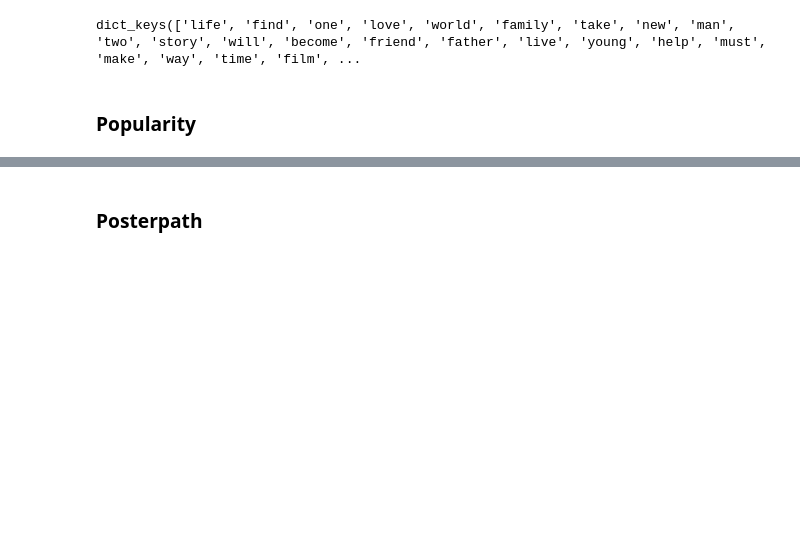
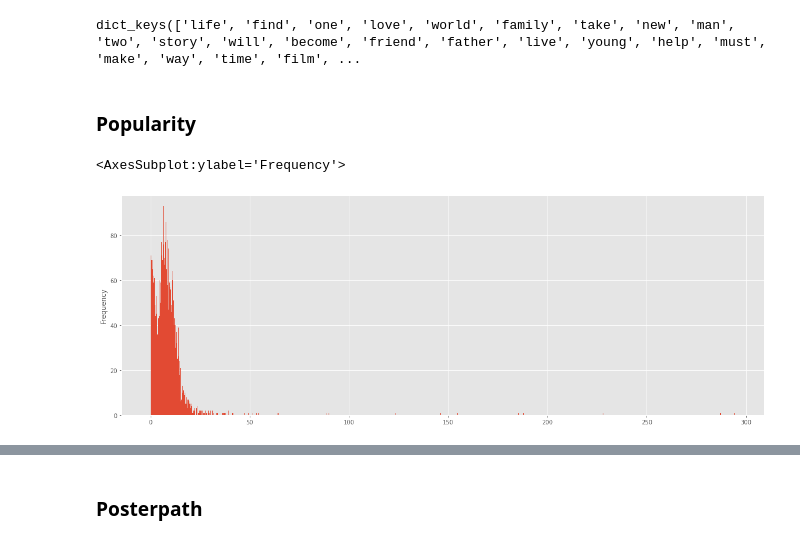
Before and after one commit to eydeem/Movie-prediction, a Jupyter notebook: main.ipynb, the cells around one changed output, grey strips where cells are left out. Saved outputs shown, nothing was run; the diff lists cells and outputs as text; code cells hidden in the pictures; blank space fills up the shorter version.

```diff
--- a/main.ipynb
+++ b/main.ipynb
@@ -409,3 +410,11 @@ print(wc.words_.keys())
 dict_keys(['life', 'find', 'one', 'love', 'world', 'family', 'take', 'new', 'man', 'two', 'story', 'will', 'become', 'friend', 'father', 'live', 'young', 'help', 'must', 'make', 'way', 'time', 'film', ...
 # %% [markdown]
 ### Popularity
+# %%
+train, test = import_data()
+# %%
+plt.figure(figsize=(20,7))
+train['popularity'].plot(kind = 'hist', bins = 1000)
+# %% [output]
+<AxesSubplot:ylabel='Frequency'>
+[figure, added]
```
Also changed, not shown: parts of 24 cells of this notebook.
